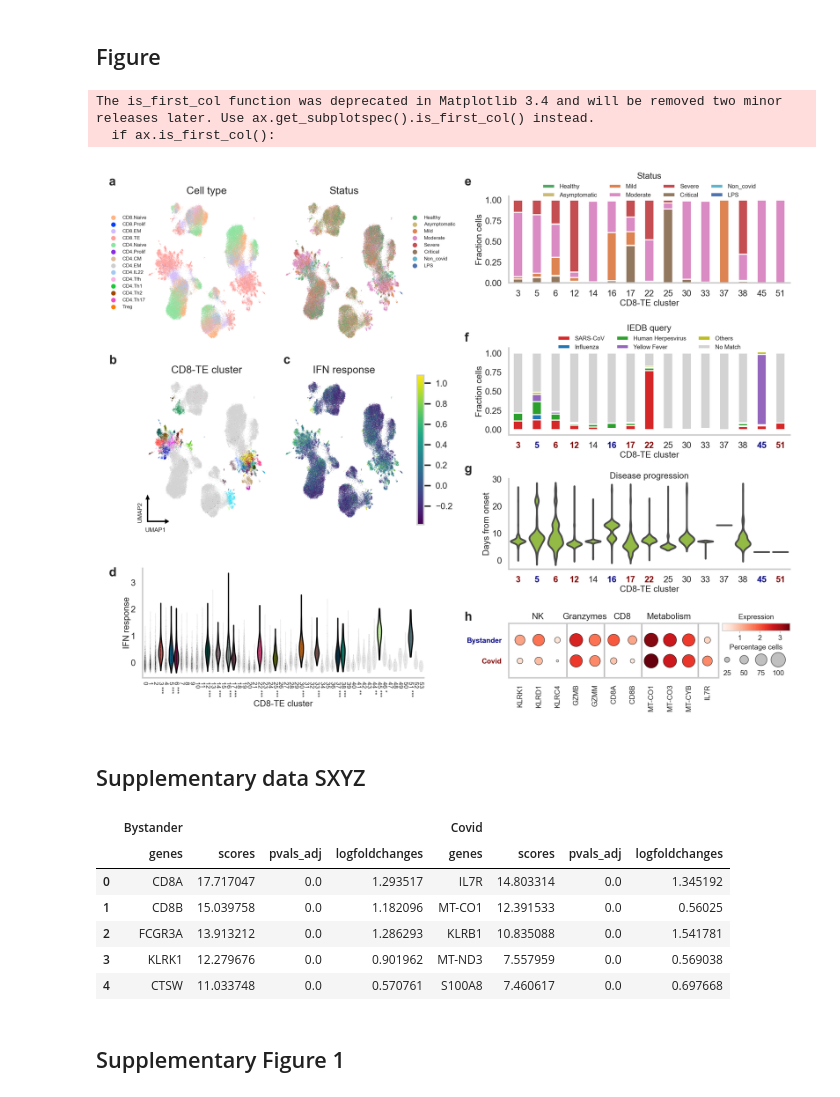
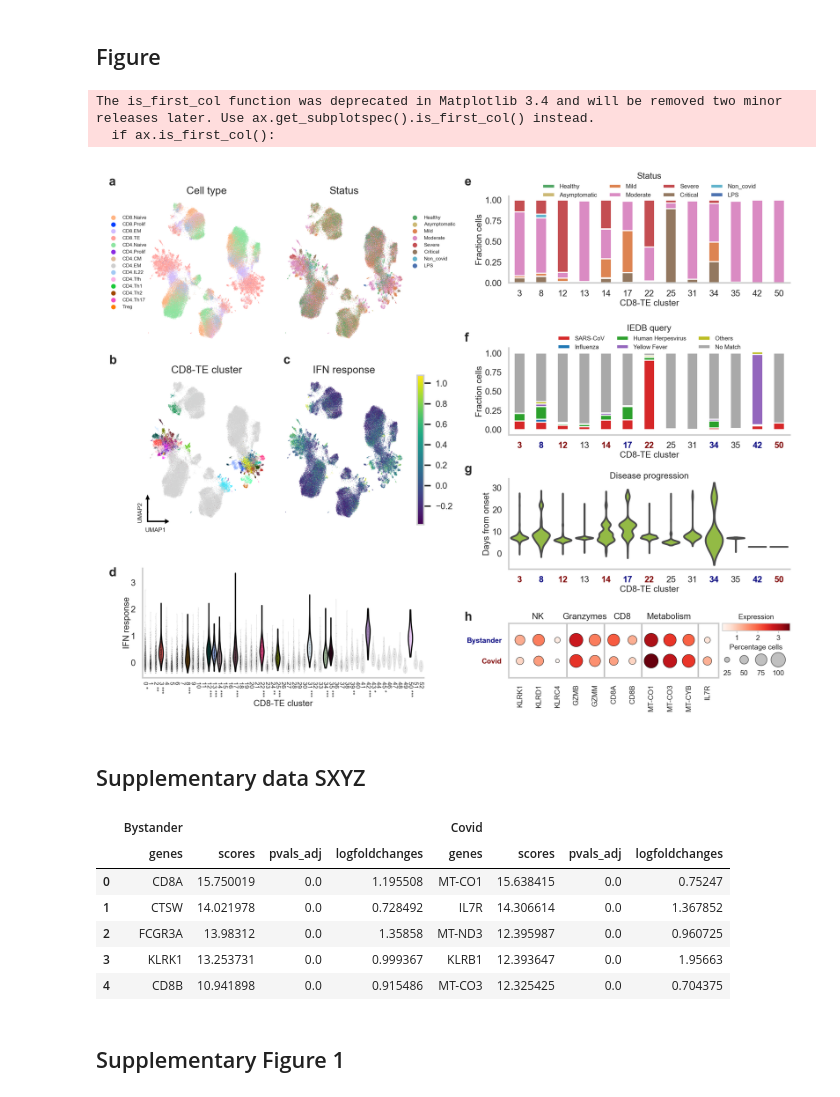
Before and after one commit to SchubertLab/mvTCR_reproducibility, a Jupyter notebook: figure_code/Figure_2_sars_cov.ipynb, the cells around one changed output. Saved outputs shown, nothing was run; the diff lists cells and outputs as text; code cells hidden in the pictures.

Commit message:
Updated figures for resubmission

```diff
--- a/figure_code/Figure_2_sars_cov.ipynb
+++ b/figure_code/Figure_2_sars_cov.ipynb
@@ -197,11 +289,11 @@ def plot_umap(adata, grouping, ax, legend=None, ylabel=None, xlabel=None, embedd
         ax.text(0.5, 1., xlabel, size='large',
                 verticalalignment='bottom', horizontalalignment='center', transform=ax.transAxes)
 # %%
-def plot_umap_axis(ax, offset=0):
+def plot_umap_axis(ax, offset=0, xscale=1):
     ax.arrow(x=0.09-offset, y=0.07-offset, dx=0, dy=0.17, color='black', width=0.001,
              head_width=0.02, head_length=0.02, clip_on=False,
              length_includes_head=True, zorder=1, transform=ax.transAxes)
-    ax.arrow(x=0.09-offset, y=0.07-offset, dx=0.16, dy=0, color='black', width=0.001,
+    ax.arrow(x=0.09-offset, y=0.07-offset, dx=0.16*xscale, dy=0, color='black', width=0.001,
              head_width=0.02, head_length=0.02, clip_on=False,
              length_includes_head=True, zorder=1, transform=ax.transAxes)
     ax.text(0.07-offset, 0-offset, 'UMAP1', size='x-small', transform=ax.transAxes)
@@ -224,13 +316,13 @@ def plot_colorbar(adata, gene, ax):
 # %% [markdown]
 ### Other plots
 # %%
-def plot_violin(data, col, ax):
+def plot_violin(data, col, ax, modality='moe'):
     df = data.obs[[col, 'leiden_moe_cd8te']]
     plot = sc.pl.violin(data, keys=col, groupby='leiden_moe_cd8te', size=0.1, linewidth=0.3,
-                        palette=palette_leiden,
+                        palette=palette_leiden_moe,
                         ax=ax, show=False)
 
-    ps_ifn = data.uns['p_values_ifn']
+    ps_ifn = data.uns[f'{modality}_ifnResponse_cluster']
     xticks = [el.replace('\n', ' ') for el in ps_ifn['cluster+sign'].values]
     labels = plot.set_xticklabels(xticks)
 
@@ -289,8 +388,8 @@ def plot_stacked_bar(df, title, ylabel, palette, ax, legend=False, order=None, c
 # %%
-def plot_days(data, grouping, ax, cv_clusters=None, by_clusters=None):
-    react_leiden = data.uns['reactive_clusters']
-    df = data[data.obs['leiden_moe_cd8te'].isin(react_leiden)].obs
-    plot = sb.violinplot(data=df, x='leiden_moe_cd8te', y=grouping, ax=ax, color='yellowgreen', scale='width',
+def plot_days(data, grouping, ax, cv_clusters=None, by_clusters=None, modality='moe'):
+    react_leiden = data.uns[f'{modality}_reactiveClusters']
+    df = data[data.obs[f'leiden_{modality}_cd8te'].isin(react_leiden)].obs
+    plot = sb.violinplot(data=df, x=f'leiden_{modality}_cd8te', y=grouping, ax=ax, color='yellowgreen', scale='width',
                          inner=None)
     # sb.stripplot(data=df, x='leiden_moe_cd8te', y=grouping, color='b', ax=ax, size=0.5)
 
@@ -349,7 +448,8 @@ def plot_degs(group, ax, left=False, n_genes=20):
     if left:
         ax.set_ylabel('Score')
 # %%
-def plot_degs_dotplot(gs, genes, labels, positions, seperators, size=200, pos1=2, pos2=5):
+def plot_degs_dotplot(gs, genes, labels, positions, seperators, size=200, pos1=2, pos2=5, groups='cd8te_assignment_moe',
+                     title=None):
     gs_abc = mpl.gridspec.GridSpecFromSubplotSpec(
         subplot_spec=gs, nrows=1,
         ncols=2, width_ratios=[19, 6],
@@ -367,10 +467,10 @@ def plot_degs_dotplot(gs, genes, labels, positions, seperators, size=200, pos1=2
     ax_cb = fig.add_subplot(gs_bc[0])
     ax_sz = fig.add_subplot(gs_bc[1])
 
-    adata_tmp = adata[adata.obs['cd8te_assignment'].isin(['Covid', 'Bystander'])].copy()
-    adata_tmp.obs['cd8te_assignment'] = adata_tmp.obs['cd8te_assignment'].replace(['Covid'], ['Covid-specific'])
+    adata_tmp = adata[adata.obs[groups].isin(['Covid', 'Bystander'])].copy()
+    adata_tmp.obs[groups] = adata_tmp.obs[groups].replace(['Covid'], ['Covid-specific'])
 
-    dp = sc.pl.DotPlot(adata, var_names=genes, groupby='cd8te_assignment',
+    dp = sc.pl.DotPlot(adata, var_names=genes, groupby=groups,
                        var_group_labels=labels,
                        var_group_positions=positions,
                        var_group_rotation=0, figsize=(20, 4),
@@ -378,6 +478,8 @@ def plot_degs_dotplot(gs, genes, labels, positions, seperators, size=200, pos1=2
     dp.style(largest_dot=size, cmap='Reds', y_padding=0.8, x_padding=0.6)
     dp.legend(show=False)
     dp.make_figure()
+    if title is not None:
+        ax_dp.set_title(title, pad=10)
 
     main_ax = dp.get_axes()['mainplot_ax']
     for sep in seperators:
@@ -524,12 +698,13 @@ plot_colorbar(adata, 'ifn response_score', ax_a[5])
 
 plot_umap_axis(ax_a[3], offset=0.05)
 
+cv_clusters = adata.uns['cluster_covid_moe']
+by_clusters = adata.uns['cluster_bystander_moe']
+
 plot_violin(adata, 'ifn response_score', ax_b)
-plot_stacked_bar(df_status, 'Status', 'Fraction cells',  palette_status, ax_c, legend=True, order=order_status)
+plot_stacked_bar(df_status_moe, 'Status', 'Fraction cells',  palette_status, ax_c, legend=True, order=order_status)
 
-cv_clusters = ['3', '6', '12', '17', '22', '51']
-by_clusters = ['5', '16',  '45']
-plot_stacked_bar(df_disease, 'IEDB query', 'Fraction cells', palette_query, ax_d, legend=True, order=order_disease,
+plot_stacked_bar(df_disease_moe, 'IEDB query', 'Fraction cells', palette_query, ax_d, legend=True, order=order_disease,
                 cv_clusters=cv_clusters, by_clusters=by_clusters)
 
 plot_days(adata, 'days_from_onset_numeric', ax_e,
@@ -539,34 +714,34 @@ plot_days(adata, 'days_from_onset_numeric', ax_e,
 
 genes = ['KLRK1', 'KLRD1', 'KLRC4',
          'GZMB', 'GZMM',
          'CD8A', 'CD8B',
          'MT-CO1', 'MT-CO3', 'MT-CYB',
          'IL7R']#, '' 'IL7R', 'GNLY', 'NCR3', 'GZMK']
 labels = ['NK', 'Granzymes', 'CD8', 'Metabolism']#, 'tbd']
 positions = [[1, 1], [3, 4], [5, 6], [8, 8]]
 seperators = [3, 5, 7, 10]
 plot_degs_dotplot(gridspecs["gs_ef"][1], genes, labels, positions, seperators, size=100, pos1=2.5, pos2=8.5)
 
 
 fig.text(0.01, 0.96, 'a', size='x-large', weight='bold')
 fig.text(0.01, 0.64, 'b', size='x-large', weight='bold')
 fig.text(0.26, 0.64, 'c', size='x-large', weight='bold')
 fig.text(0.01, 0.26, 'd', size='x-large', weight='bold')
 fig.text(0.52, 0.96, 'e', size='x-large', weight='bold')
 fig.text(0.52, 0.68, 'f', size='x-large', weight='bold')
 fig.text(0.52, 0.445, 'g', size='x-large', weight='bold')
 fig.text(0.52, 0.18, 'h', size='x-large', weight='bold')
 
 
 fig.tight_layout()
 fig.savefig('../figures/03_haniffa_dp.pdf',
            dpi=DPI, bbox_inches='tight')
 fig.savefig('../figures/03_haniffa_dp.png',
            dpi=DPI, bbox_inches='tight')
 # %% [output]
 The is_first_col function was deprecated in Matplotlib 3.4 and will be removed two minor releases later. Use ax.get_subplotspec().is_first_col() instead.
   if ax.is_first_col():
-[figure, old version]
+[figure, new version]
 # %% [markdown]
 ## Supplementary data SXYZ
 # %%
@@ -574,10 +749,10 @@ content = {}
 
 multi_index = []
 for group in ['Bystander', 'Covid']:
-    idx = np.logical_and(adata.uns['rank_genes_groups']['pvals_adj'][group] <=0.05,
-                         adata.uns['rank_genes_groups']['logfoldchanges'][group] >=0.25)
+    idx = np.logical_and(adata.uns['rank_genes_groups_moe']['pvals_adj'][group] <=0.05,
+                         adata.uns['rank_genes_groups_moe']['logfoldchanges'][group] >=0.25)
     for info in ['names', 'scores', 'pvals_adj', 'logfoldchanges']:
-        content[f'{group}_{info}'] = adata.uns['rank_genes_groups'][info][group][idx].tolist()
+        content[f'{group}_{info}'] = adata.uns['rank_genes_groups_moe'][info][group][idx].tolist()
 
         info_tmp = info if info!='names' else 'genes'
         multi_index.append((group, info_tmp))
@@ -595,11 +770,11 @@ df_gene_ranking.head()
 # %% [output]
 |  | Bystander |  |  |  | Covid |  |  |  |
 |  | genes | scores | pvals_adj | logfoldchanges | genes | scores | pvals_adj | logfoldchanges |
-| 0 | CD8A | 17.717047 | 0.0 | 1.293517 | IL7R | 14.803314 | 0.0 | 1.345192 |
-| 1 | CD8B | 15.039758 | 0.0 | 1.182096 | MT-CO1 | 12.391533 | 0.0 | 0.56025 |
-| 2 | FCGR3A | 13.913212 | 0.0 | 1.286293 | KLRB1 | 10.835088 | 0.0 | 1.541781 |
-| 3 | KLRK1 | 12.279676 | 0.0 | 0.901962 | MT-ND3 | 7.557959 | 0.0 | 0.569038 |
-| 4 | CTSW | 11.033748 | 0.0 | 0.570761 | S100A8 | 7.460617 | 0.0 | 0.697668 |
+| 0 | CD8A | 15.750019 | 0.0 | 1.195508 | MT-CO1 | 15.638415 | 0.0 | 0.75247 |
+| 1 | CTSW | 14.021978 | 0.0 | 0.728492 | IL7R | 14.306614 | 0.0 | 1.367852 |
+| 2 | FCGR3A | 13.98312 | 0.0 | 1.35858 | MT-ND3 | 12.395987 | 0.0 | 0.960725 |
+| 3 | KLRK1 | 13.253731 | 0.0 | 0.999367 | KLRB1 | 12.393647 | 0.0 | 1.95663 |
+| 4 | CD8B | 10.941898 | 0.0 | 0.915486 | MT-CO3 | 12.325425 | 0.0 | 0.704375 |
 # %% [markdown]
 ## Supplementary Figure 1
 # %%
```
Also changed, not shown: parts of 57 cells of this notebook, 17 other files.
